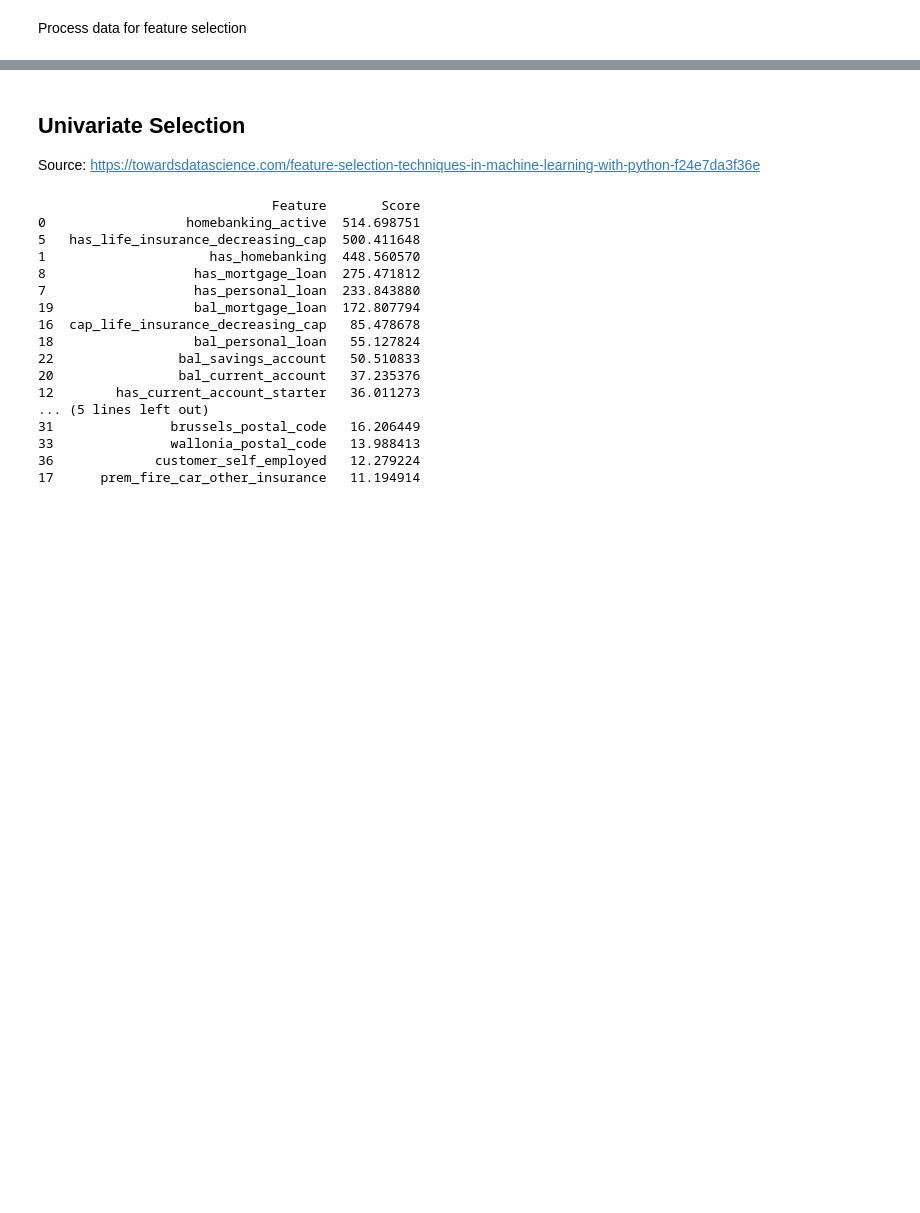
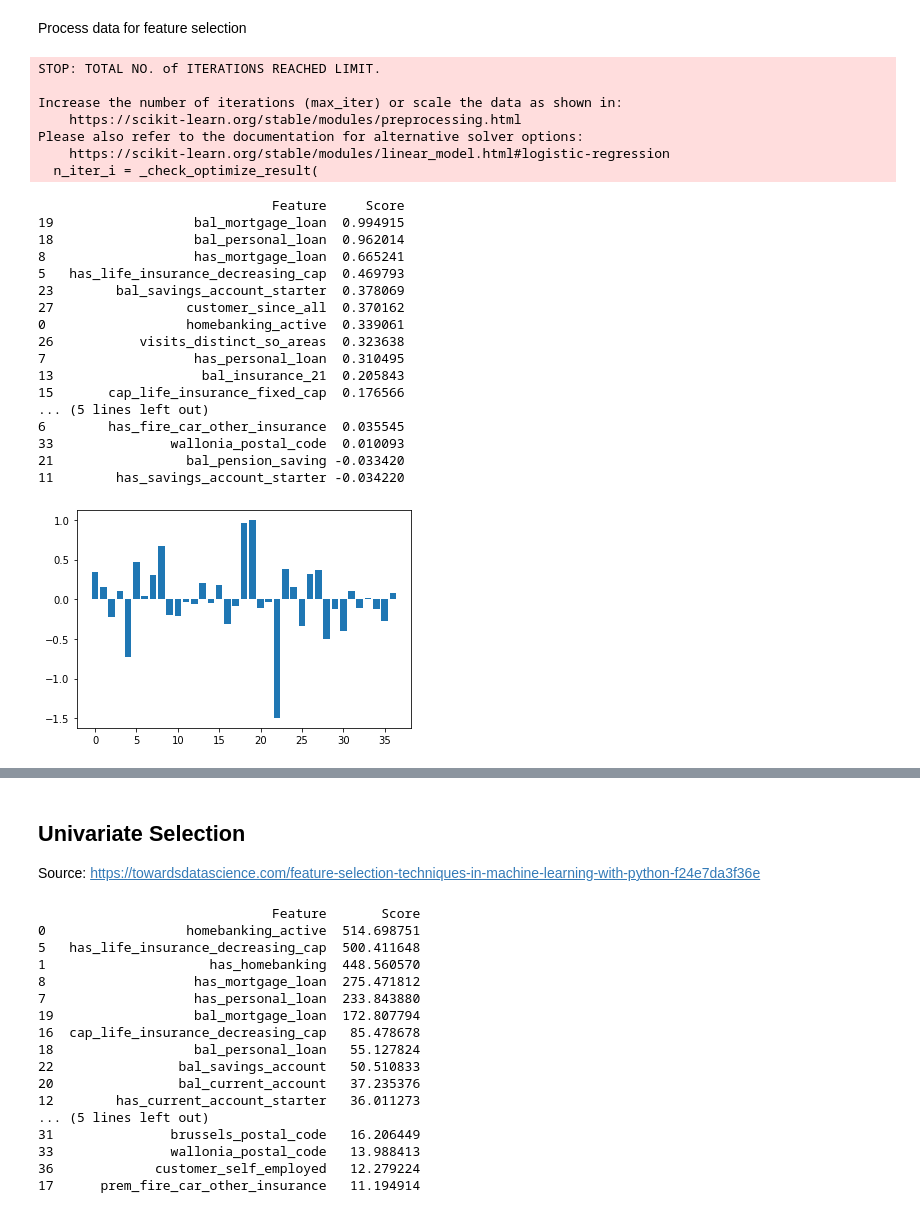
Before and after one commit to bilgeyucel/advance-analytics, a Jupyter notebook: feature_selection.ipynb, the cells around one changed output, grey strips where cells are left out. Drawn from its saved outputs; the diff is of its cells as text; code cells hidden in the pictures; blank space fills up the shorter version.

```diff
--- a/feature_selection.ipynb
+++ b/feature_selection.ipynb
@@ -13,3 +13,57 @@ y = data["target"]    #target column i.e price range
 # Use train_month_2 data to see the relevance with current month
 train_2_data = pd.read_csv("out/cleaned_Train_2.csv")
 X_train_2 = train_2_data.iloc[:, 1:38]  #independent columns
+# %%
+def print_the_best(columns, scores, nlargest = 20):
+    dfscores = pd.DataFrame(scores)
+    dfcolumns = pd.DataFrame(columns)
+    # concat two dataframes for better visualization
+    featureScores = pd.concat([dfcolumns,dfscores],axis=1)
+    featureScores.columns = ['Feature','Score']  # naming the dataframe columns
+    print(featureScores.nlargest(nlargest,'Score'))  #print 20 best features
+# %%
+
+# linear regression feature importance
+from sklearn.datasets import make_regression
+from sklearn.linear_model import LinearRegression, LogisticRegression
+from matplotlib import pyplot
+
+# define the model
+model = LogisticRegression()
+# fit the model
+model.fit(X, y)
+# get importance
+importance = model.coef_[0]
+print_the_best(X.columns,importance)
+# summarize feature importance
+# for i,v in enumerate(importance):
+# 	print('Feature: %0d, Score: %.5f' % (i,v))
+# plot feature importance
+pyplot.bar([x for x in range(len(importance))], importance)
+pyplot.show()
+# %% [output]
+STOP: TOTAL NO. of ITERATIONS REACHED LIMIT.
+
+Increase the number of iterations (max_iter) or scale the data as shown in:
+    https://scikit-learn.org/stable/modules/preprocessing.html
+Please also refer to the documentation for alternative solver options:
+    https://scikit-learn.org/stable/modules/linear_model.html#logistic-regression
+  n_iter_i = _check_optimize_result(
+                              Feature     Score
+19                  bal_mortgage_loan  0.994915
+18                  bal_personal_loan  0.962014
+8                   has_mortgage_loan  0.665241
+5   has_life_insurance_decreasing_cap  0.469793
+23        bal_savings_account_starter  0.378069
+27                 customer_since_all  0.370162
+0                  homebanking_active  0.339061
+26           visits_distinct_so_areas  0.323638
+7                   has_personal_loan  0.310495
+13                   bal_insurance_21  0.205843
+15       cap_life_insurance_fixed_cap  0.176566
+... (5 lines left out)
+6        has_fire_car_other_insurance  0.035545
+33               wallonia_postal_code  0.010093
+21                 bal_pension_saving -0.033420
+11        has_savings_account_starter -0.034220
+[figure, added]
```
Also changed, not shown: parts of 1 cell of this notebook.
